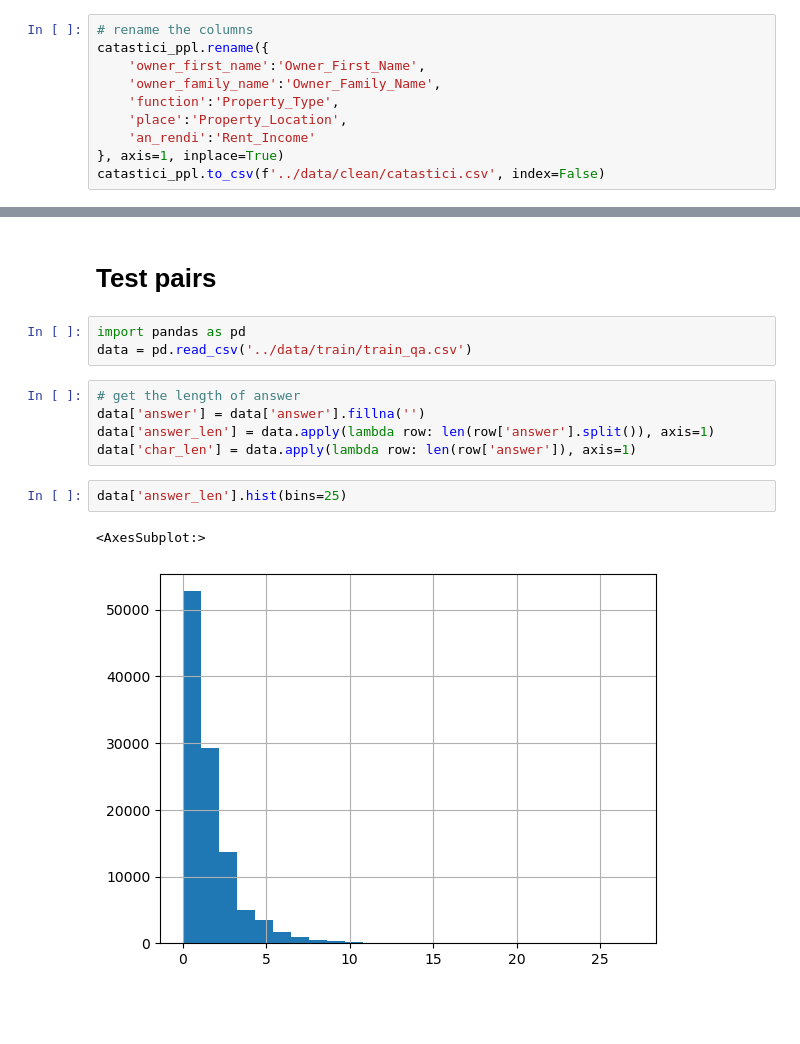
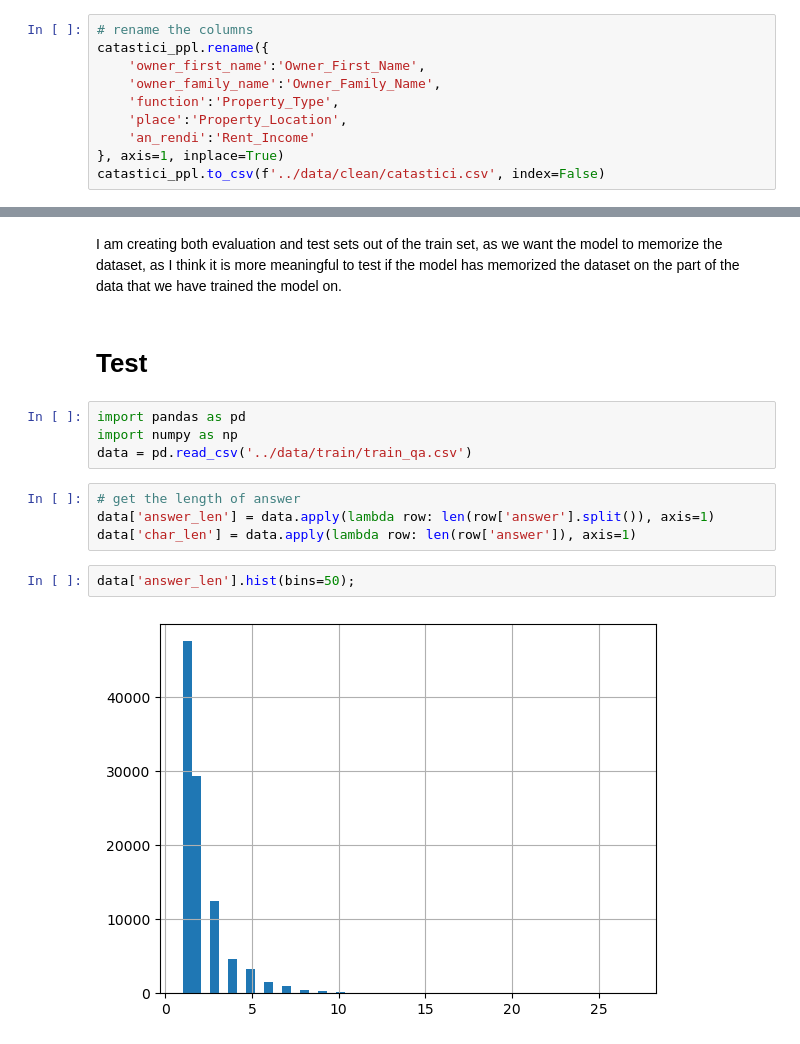
Before and after one commit to dh-epfl-students/dhlab-venice-llm, a Jupyter notebook: notebooks/prepare_data.ipynb, the cells around one changed output, grey strips where cells are left out. Cells and saved outputs as stored; diff of their text form; blank space fills up the shorter version.

Commit message:
update data

```diff
--- a/notebooks/prepare_data.ipynb
+++ b/notebooks/prepare_data.ipynb
@@ -63,16 +85,17 @@ data[['question','answer']].to_csv(f'../data/train/train_qa.csv', index=False)
+# %% [markdown]
+I am creating both evaluation and test sets out of the train set, as we want the model to memorize the dataset, as I think it is more meaningful to test if the model has memorized the dataset on the part of the data that we have trained the model on.
 # %% [markdown]
-# Test pairs
+# Test
 # %%
 import pandas as pd
+import numpy as np
 data = pd.read_csv('../data/train/train_qa.csv')
 # %%
 # get the length of answer
-data['answer'] = data['answer'].fillna('')
 data['answer_len'] = data.apply(lambda row: len(row['answer'].split()), axis=1)
 data['char_len'] = data.apply(lambda row: len(row['answer']), axis=1)
 # %%
-data['answer_len'].hist(bins=25)
+data['answer_len'].hist(bins=50);
 # %% [output]
-<AxesSubplot:>
-[figure, old version]
+[figure, new version]
 # %%
```
Also changed, not shown: parts of 16 cells of this notebook, 6 other files.
